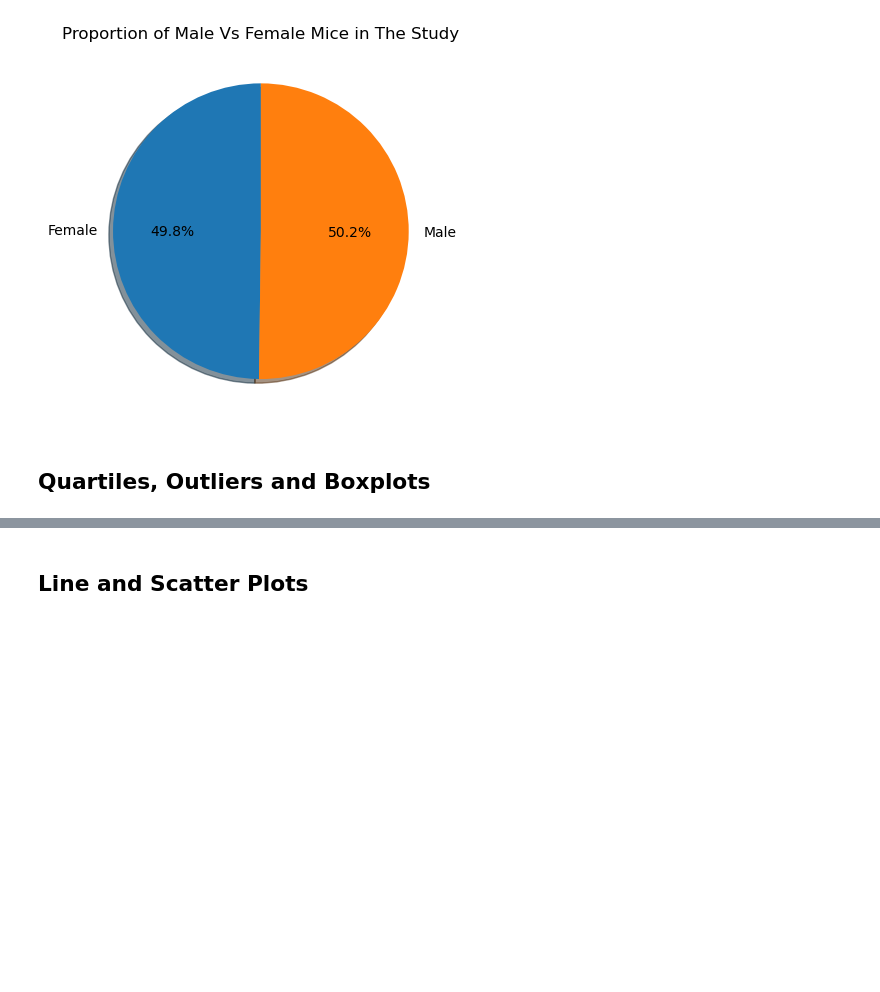
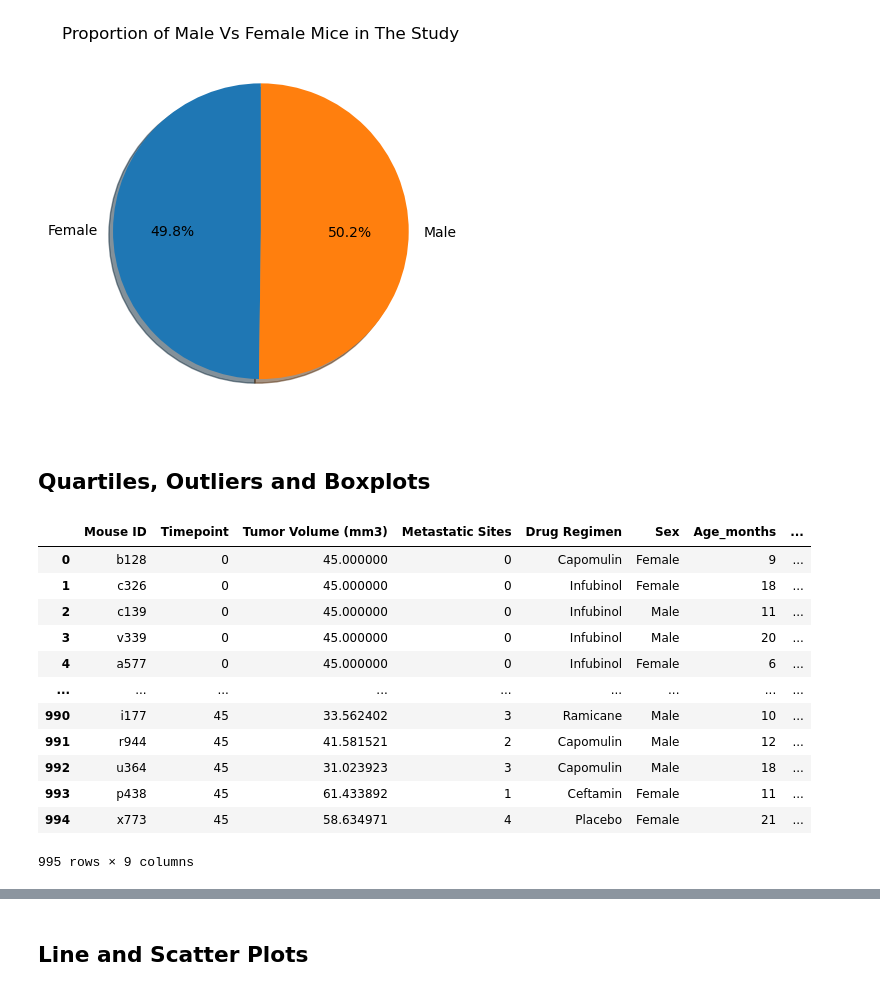
Before and after one commit to nmizzell/pymaceuticals, a Jupyter notebook: Pymaceuticals/pymaceuticals_starter.ipynb, the cells around one changed output, grey strips where cells are left out. Cells and saved outputs as stored; diff of their text form; code cells hidden in the pictures; blank space fills up the shorter version.

```diff
--- a/Pymaceuticals/pymaceuticals_starter.ipynb
+++ b/Pymaceuticals/pymaceuticals_starter.ipynb
@@ -234,8 +234,30 @@ plt.show()
 # %%
 # Calculate the final tumor volume of each mouse across four of the treatment regimens:
 # Capomulin, Ramicane, Infubinol, and Ceftamin
+final_df = clean_df[clean_df['Drug Regimen'].isin(['Placebo','Capomulin', 'Ramicane', 'Infubinol', 'Ceftamin'])]
 
 # Start by getting the last (greatest) timepoint for each mouse
+grouped_df = final_df.groupby(by='Mouse ID')
 
+df = pd.DataFrame()
+df['Max Timepoint'] = grouped_df['Timepoint'].max()
+df.reset_index(inplace=True)
+df.head()
 
 # Merge this group df with the original DataFrame to get the tumor volume at the last timepoint
+final_df = final_df.merge(df, on='Mouse ID', how='left')
+final_df
+# %% [output]
+|  | Mouse ID | Timepoint | Tumor Volume (mm3) | Metastatic Sites | Drug Regimen | Sex | Age_months | ... |
+| 0 | b128 | 0 | 45.000000 | 0 | Capomulin | Female | 9 | ... |
+| 1 | c326 | 0 | 45.000000 | 0 | Infubinol | Female | 18 | ... |
+| 2 | c139 | 0 | 45.000000 | 0 | Infubinol | Male | 11 | ... |
+| 3 | v339 | 0 | 45.000000 | 0 | Infubinol | Male | 20 | ... |
+| 4 | a577 | 0 | 45.000000 | 0 | Infubinol | Female | 6 | ... |
+| ... | ... | ... | ... | ... | ... | ... | ... | ... |
+| 990 | i177 | 45 | 33.562402 | 3 | Ramicane | Male | 10 | ... |
+| 991 | r944 | 45 | 41.581521 | 2 | Capomulin | Male | 12 | ... |
+| 992 | u364 | 45 | 31.023923 | 3 | Capomulin | Male | 18 | ... |
+| 993 | p438 | 45 | 61.433892 | 1 | Ceftamin | Female | 11 | ... |
+| 994 | x773 | 45 | 58.634971 | 4 | Placebo | Female | 21 | ... |
+995 rows × 9 columns
```
Also changed, not shown: parts of 5 cells of this notebook.
